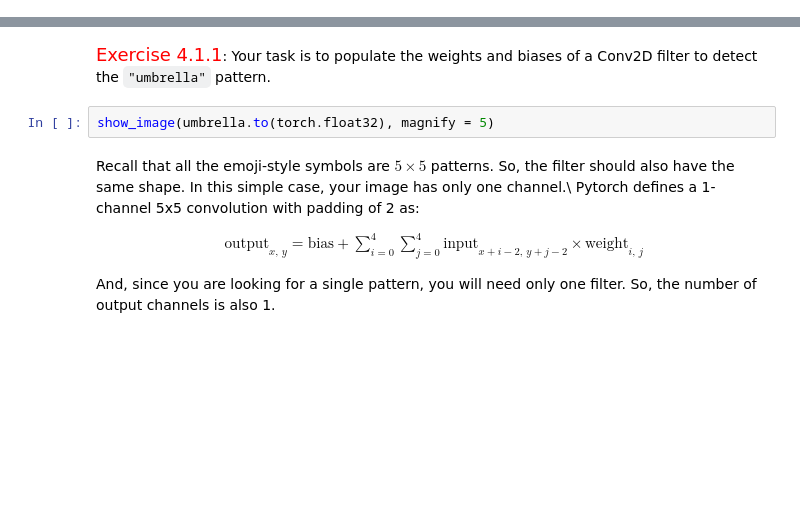
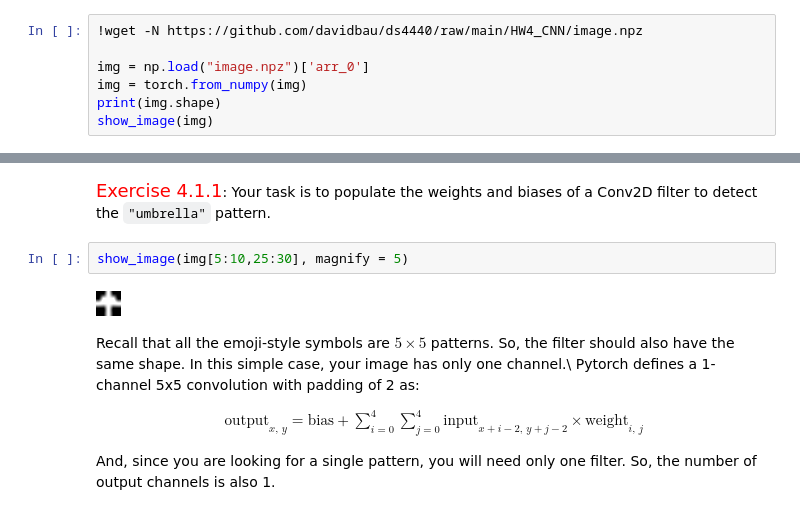
Before and after one commit to davidbau/ds4440, a Jupyter notebook: HW4_CNN/HW4_CNN.ipynb, the cells around one changed output, grey strips where cells are left out. Drawn from its saved outputs; the diff is of its cells as text; blank space fills up the shorter version.

```diff
--- a/HW4_CNN/HW4_CNN.ipynb
+++ b/HW4_CNN/HW4_CNN.ipynb
@@ -75,0 +24,7 @@ torch.Size([85, 85])
+# %%
+!wget -N https://github.com/davidbau/ds4440/raw/main/HW4_CNN/image.npz
+
+img = np.load("image.npz")['arr_0']
+img = torch.from_numpy(img)
+print(img.shape)
+show_image(img)
@@ -76,8 +34,10 @@ torch.Size([85, 85])
 # %% [markdown]
 <font size=4 color='red'>Exercise 4.1.1</font>:</b>
 Your task is to populate the weights and biases of a Conv2D filter to detect the `"umbrella"` pattern.
-# %%
-show_image(umbrella.to(torch.float32), magnify = 5)
+# %%
+show_image(img[5:10,25:30], magnify = 5)
+# %% [output]
+[figure, added]
 # %% [markdown]
 Recall that all the emoji-style symbols are $5 \times 5$ patterns. So, the filter should also have the same shape. In this simple case,
 your image has only one channel.\\
```
Also changed, not shown: parts of 7 cells of this notebook.
